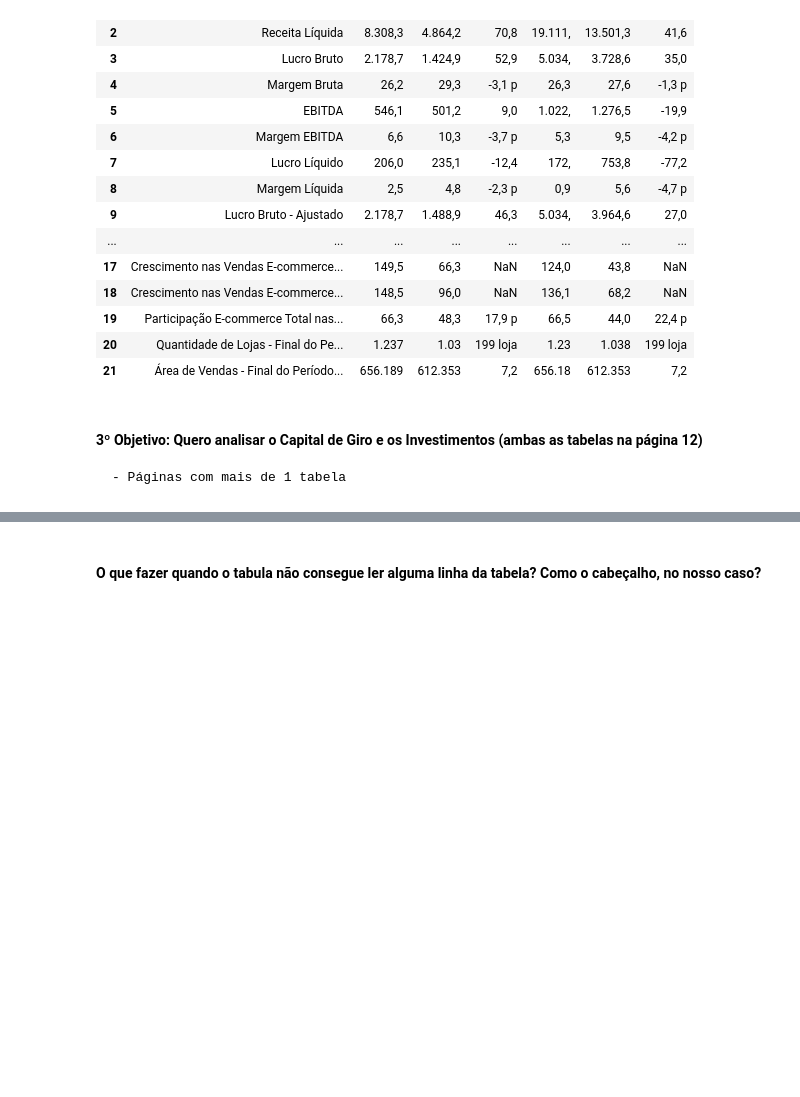
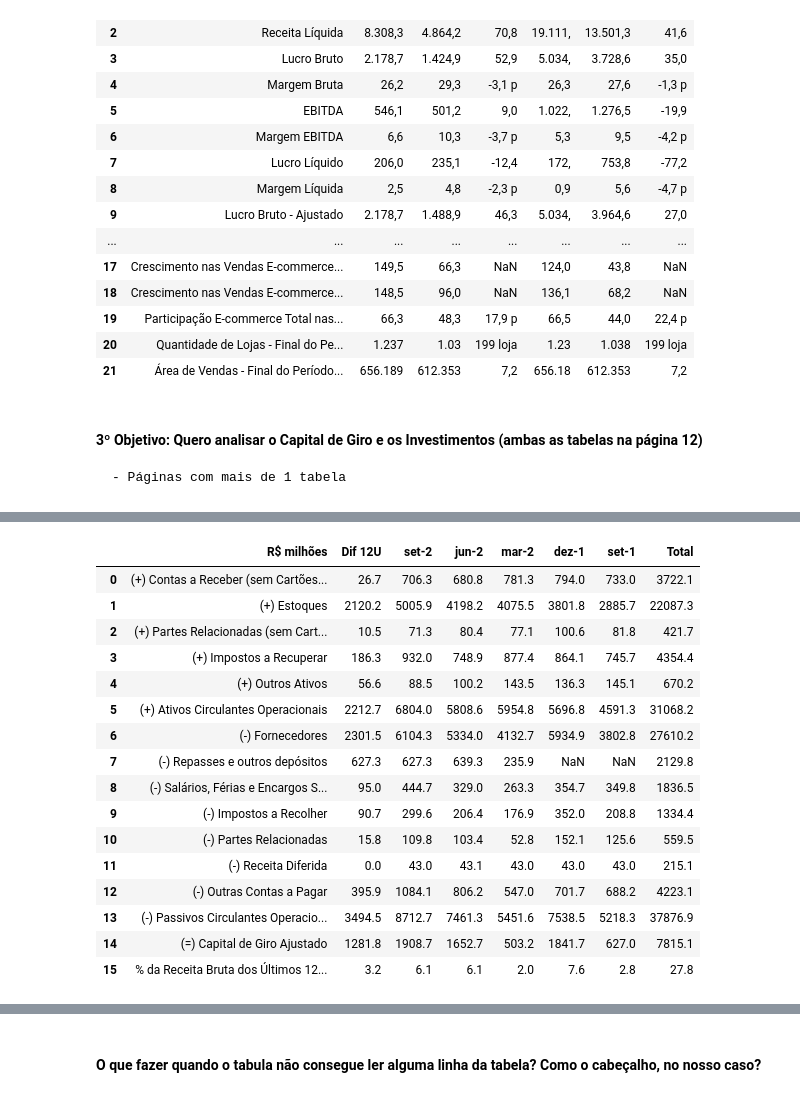
Before and after one commit to EngSivaldo/Int_python_txt_pdf, a Jupyter notebook: Arquivo Inicial PDF.ipynb, the cells around one changed output, grey strips where cells are left out. Cells and saved outputs as stored; diff of their text form; code cells hidden in the pictures; blank space fills up the shorter version.

```diff
--- a/Arquivo Inicial PDF.ipynb
+++ b/Arquivo Inicial PDF.ipynb
@@ -312,0 +487,73 @@ display(df_resultado)
+# %%
+import tabula
+import pandas as pd
+from IPython.display import display
+
+def process_table(file_path, pages, encoding='latin1', lattice=False):
+    # Ler o PDF
+    tabelas = tabula.read_pdf(file_path, pages=pages, encoding=encoding, lattice=lattice)
+
+    if tabelas:
+        df = tabelas[0]
+        df = df.dropna(how='all', axis=0)  # Excluir linhas totalmente vazias
+        df = df.dropna(how='all', axis=1)  # Excluir colunas totalmente vazias
+        df = df.reset_index(drop=True)  # Resetar o índice para iniciar em 0
+        return df
+    else:
+        return pd.DataFrame()  # Retornar um DataFrame vazio se nenhuma tabela for encontrada
+
+# Função para converter valores de texto em números
+def convert_to_numeric(df):
+    # Loop através de cada coluna, começando da segunda coluna até a última
+    for col in df.columns[1:]:
+        # Aplicar uma função lambda em cada elemento da coluna
+        df[col] = df[col].apply(
+            lambda x:
+            # Converter o valor para numérico após remover caracteres não numéricos
+            pd.to_numeric(
+                str(x)  # Converter o valor para string
+                .replace('.', '')  # Remover separadores de milhar (pontos)
+                .replace(',', '.')  # Substituir vírgulas decimais por pontos
+                .replace('(', '')  # Remover parênteses de abertura
+                .replace(')', '')  # Remover parênteses de fechamento
+                .replace('%', '')  # Remover símbolo de porcentagem
+                .replace('-', ''),  # Remover traços
+                errors='coerce'  # Tratar erros de conversão, substituindo valores inválidos por NaN
+            )
+            if pd.notnull(x) else x  # Manter valores nulos (NaN) inalterados
+        )
+    return df  # Retornar o DataFrame atualizado
+
+# Processar a primeira tabela
+df_capitalgiro = process_table('MGLU_ER_3T20_POR.pdf', pages=12)
+df_capitalgiro = convert_to_numeric(df_capitalgiro)
+# display(df_capitalgiro)
+
+# Processar a tabela com lattice=True
+df_capitalgiro2 = process_table('MGLU_ER_3T20_POR.pdf', pages=12, lattice=True)
+if not df_capitalgiro2.empty:
+    colunas = df_capitalgiro2.iloc[0].dropna()  # Obter a primeira linha como colunas e excluir colunas vazias
+    df_capitalgiro.columns = colunas  # Definir os nomes das colunas na tabela original
+
+    # Adicionar a coluna "Total"
+    df_capitalgiro['Total'] = df_capitalgiro.iloc[:, 1:].apply(pd.to_numeric, errors='coerce').sum(axis=1)
+
+    display(df_capitalgiro)  # Exibir a tabela final
+# %% [output]
+|  | R$ milhões | Dif 12U | set-2 | jun-2 | mar-2 | dez-1 | set-1 | Total |
+| 0 | (+) Contas a Receber (sem Cartões... | 26.7 | 706.3 | 680.8 | 781.3 | 794.0 | 733.0 | 3722.1 |
+| 1 | (+) Estoques | 2120.2 | 5005.9 | 4198.2 | 4075.5 | 3801.8 | 2885.7 | 22087.3 |
+| 2 | (+) Partes Relacionadas (sem Cart... | 10.5 | 71.3 | 80.4 | 77.1 | 100.6 | 81.8 | 421.7 |
+| 3 | (+) Impostos a Recuperar | 186.3 | 932.0 | 748.9 | 877.4 | 864.1 | 745.7 | 4354.4 |
+| 4 | (+) Outros Ativos | 56.6 | 88.5 | 100.2 | 143.5 | 136.3 | 145.1 | 670.2 |
+| 5 | (+) Ativos Circulantes Operacionais | 2212.7 | 6804.0 | 5808.6 | 5954.8 | 5696.8 | 4591.3 | 31068.2 |
+| 6 | (-) Fornecedores | 2301.5 | 6104.3 | 5334.0 | 4132.7 | 5934.9 | 3802.8 | 27610.2 |
+| 7 | (-) Repasses e outros depósitos | 627.3 | 627.3 | 639.3 | 235.9 | NaN | NaN | 2129.8 |
+| 8 | (-) Salários, Férias e Encargos S... | 95.0 | 444.7 | 329.0 | 263.3 | 354.7 | 349.8 | 1836.5 |
+| 9 | (-) Impostos a Recolher | 90.7 | 299.6 | 206.4 | 176.9 | 352.0 | 208.8 | 1334.4 |
+| 10 | (-) Partes Relacionadas | 15.8 | 109.8 | 103.4 | 52.8 | 152.1 | 125.6 | 559.5 |
+| 11 | (-) Receita Diferida | 0.0 | 43.0 | 43.1 | 43.0 | 43.0 | 43.0 | 215.1 |
+| 12 | (-) Outras Contas a Pagar | 395.9 | 1084.1 | 806.2 | 547.0 | 701.7 | 688.2 | 4223.1 |
+| 13 | (-) Passivos Circulantes Operacio... | 3494.5 | 8712.7 | 7461.3 | 5451.6 | 7538.5 | 5218.3 | 37876.9 |
+| 14 | (=) Capital de Giro Ajustado | 1281.8 | 1908.7 | 1652.7 | 503.2 | 1841.7 | 627.0 | 7815.1 |
+| 15 | % da Receita Bruta dos Últimos 12... | 3.2 | 6.1 | 6.1 | 2.0 | 7.6 | 2.8 | 27.8 |
```
Also changed, not shown: parts of 6 cells of this notebook.
